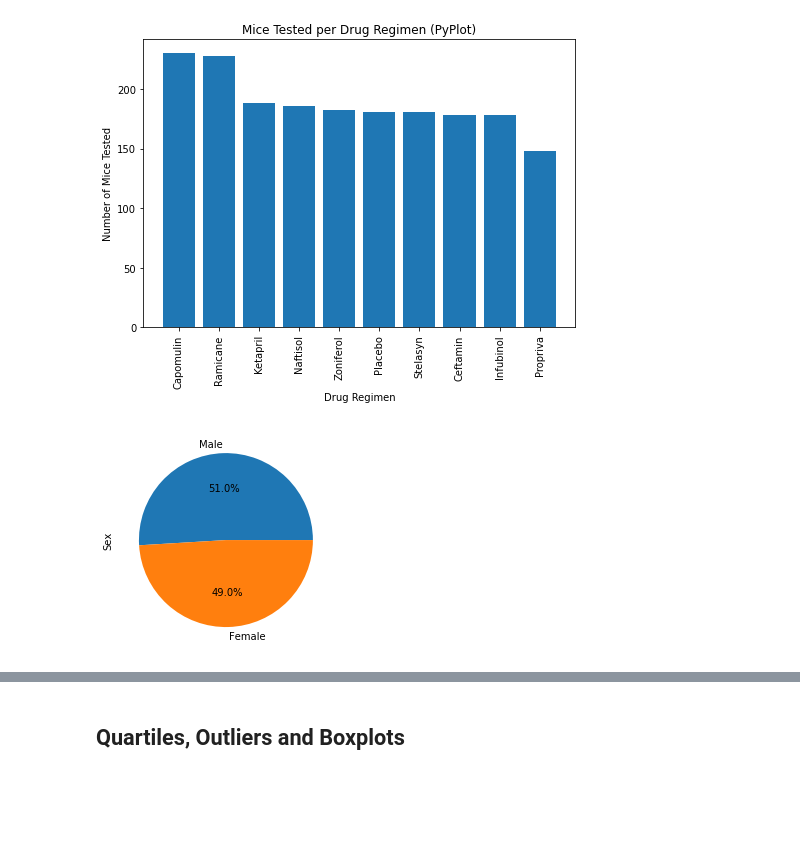
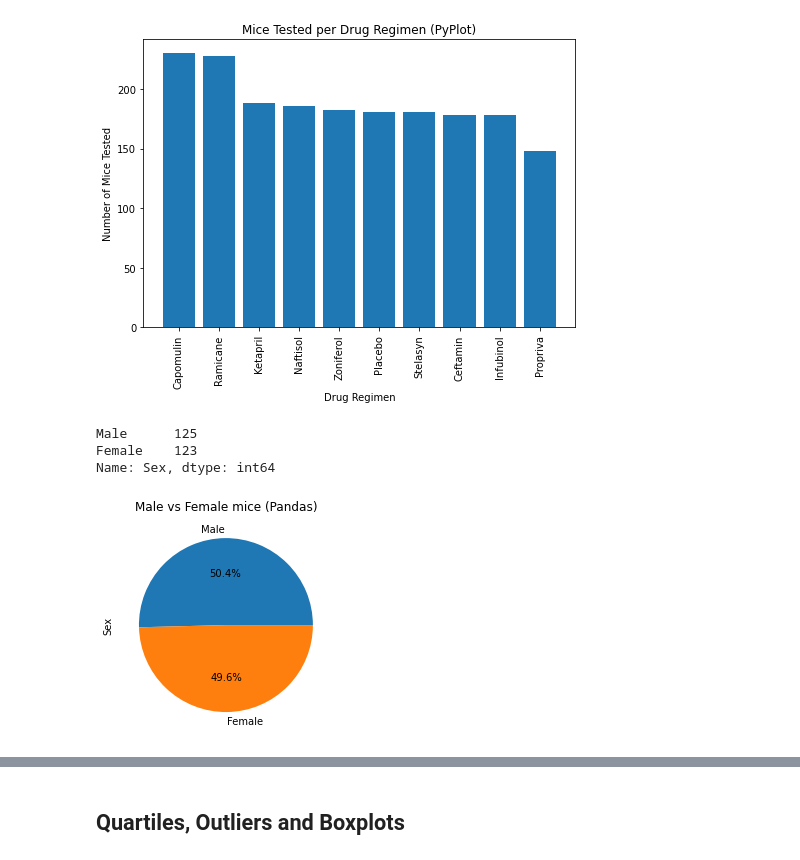
Before and after one commit to zachaa/matplotlib-challenge, a Jupyter notebook: Pymaceuticals/pymaceuticals.ipynb, the cells around one changed output, grey strips where cells are left out. Drawn from its saved outputs; the diff is of its cells as text; code cells hidden in the pictures; blank space fills up the shorter version.

Commit message:
add pie charts

```diff
--- a/Pymaceuticals/pymaceuticals.ipynb
+++ b/Pymaceuticals/pymaceuticals.ipynb
@@ -134,7 +134,19 @@ ax_bar.tick_params(axis='x', labelrotation=90)
 # mpl_bar_plot = plt.bar(bar_chart_data.index, bar_chart_data["Number of Mice Tested"])
 # %% [output]
 [figure]
+# %%
+# Female vs Male data
+# this data uses the clean mouse study where the single duplicate Female mouse (ID=g989) has been removed
+by_sex_mice_df = clean_mouse_study_df[~clean_mouse_study_df.duplicated("Mouse ID")]
+by_sex_mice_df = by_sex_mice_df["Sex"]
+by_sex_series = by_sex_mice_df.value_counts()
+by_sex_series
+# %% [output]
+Male      125
+Female    123
+Name: Sex, dtype: int64
 # %%
 # Generate a pie plot showing the distribution of female versus male mice using Pandas
+pie_chart_pandas = by_sex_series.plot.pie(title="Male vs Female mice (Pandas)", autopct='%.1f%%')
 # %% [output]
-[figure, old version]
+[figure, new version]
```
Also changed, not shown: parts of 2 cells of this notebook.
